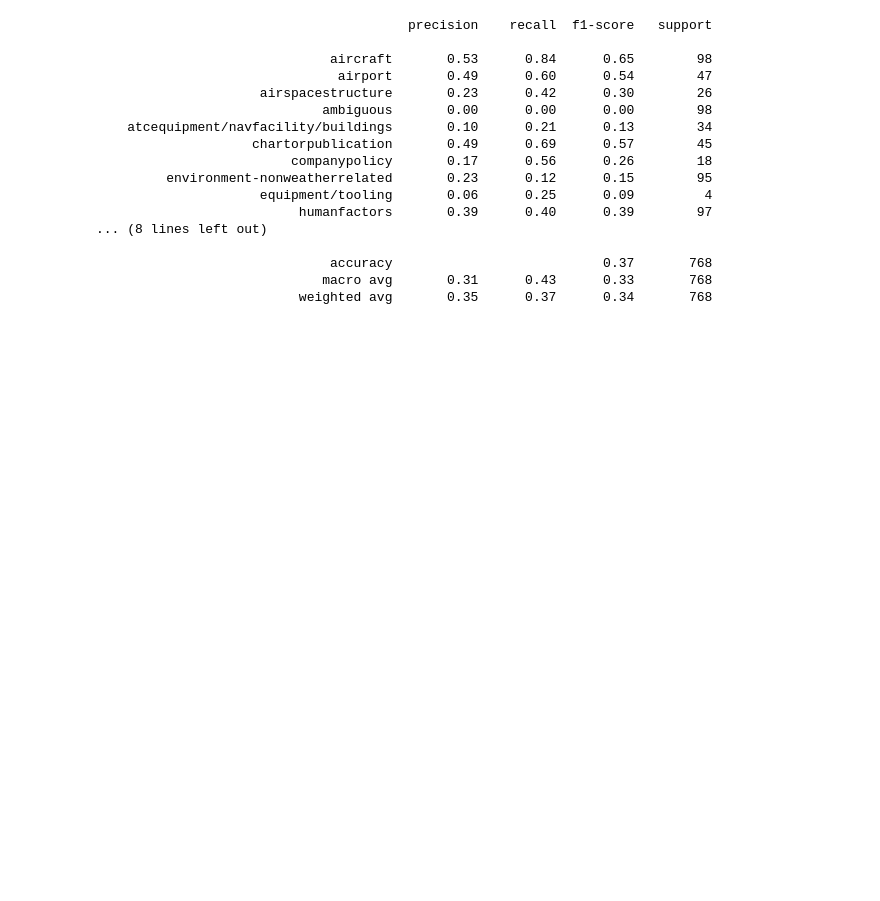
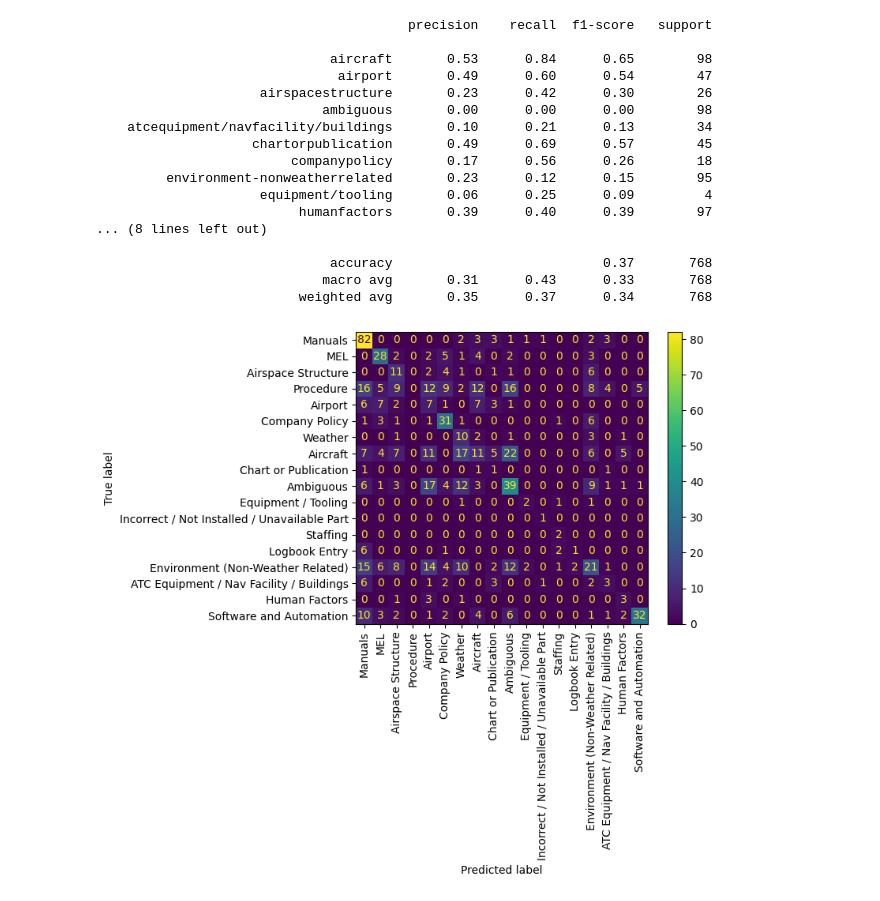
Before and after one commit to sookiemonster/asrs-problem-factor-analysis, a Jupyter notebook: analysis/ASRS_zero_shot.ipynb, the cells around one changed output. Drawn from its saved outputs; the diff is of its cells as text; code cells hidden in the pictures; blank space fills up the shorter version.

Commit message:
Add confusion matrix.

```diff
--- a/analysis/ASRS_zero_shot.ipynb
+++ b/analysis/ASRS_zero_shot.ipynb
@@ -524,3 +524,12 @@ print(classification_report(joined.y_true,joined.pred))
                               accuracy                           0.37       768
                              macro avg       0.31      0.43      0.33       768
                           weighted avg       0.35      0.37      0.34       768
+# %%
+from sklearn.metrics import confusion_matrix, ConfusionMatrixDisplay
+
+cm = confusion_matrix(joined['y_true'], joined['pred'])
+disp = ConfusionMatrixDisplay(confusion_matrix=cm, display_labels=labels)
+disp.plot(xticks_rotation=90)
+plt.show()
+# %% [output]
+[figure, added]
```
Also changed, not shown: parts of 1 cell of this notebook.
